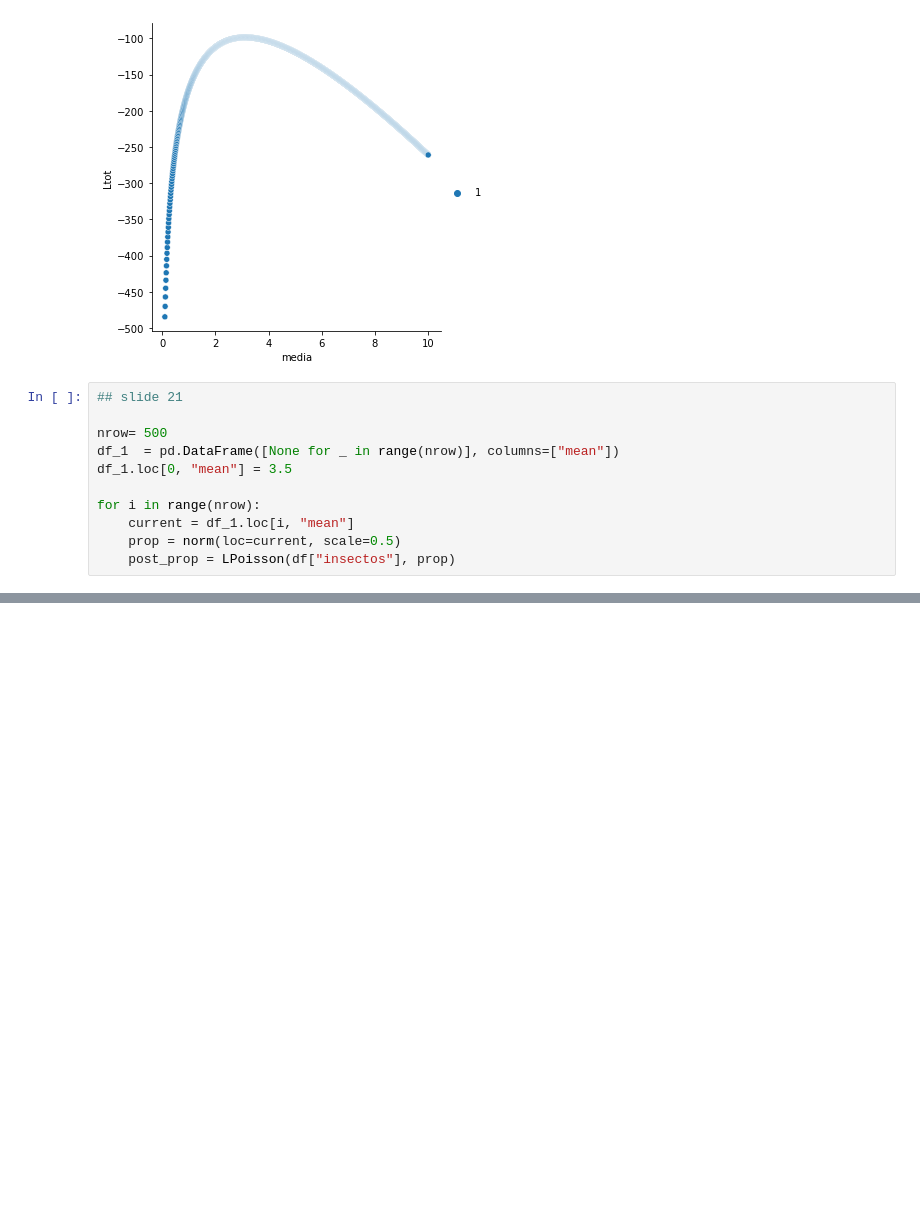
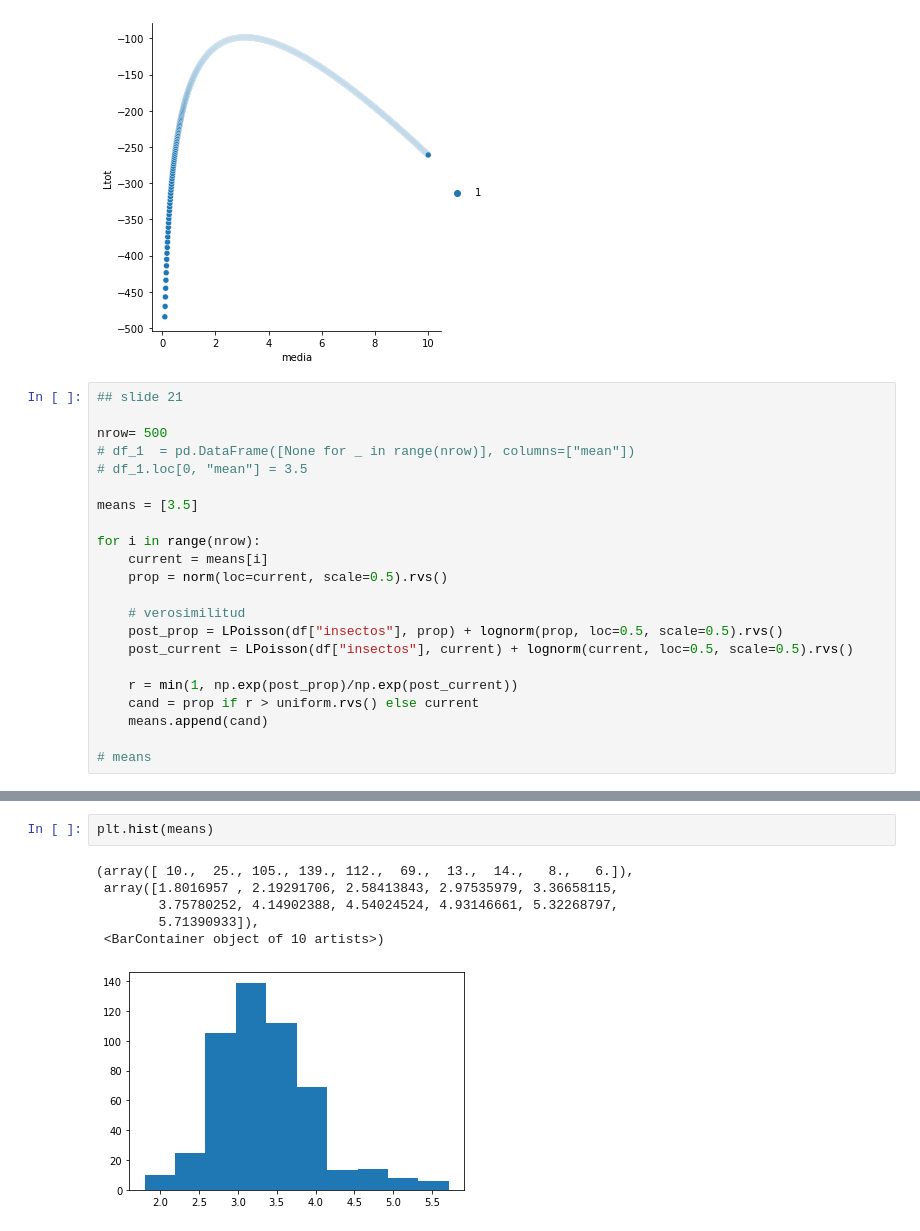
Before and after one commit to matiaslopez/metodos_estadisticos_bayesianos, a Jupyter notebook: material/Practico01/practico_01.ipynb, the cells around one changed output, grey strips where cells are left out. Cells and saved outputs as stored; diff of their text form; blank space fills up the shorter version.

```diff
--- a/material/Practico01/practico_01.ipynb
+++ b/material/Practico01/practico_01.ipynb
@@ -39,10 +42,21 @@ sns.relplot(data=exp, x="media", y="Ltot", hue=1)
 ## slide 21
 
 nrow= 500
-df_1  = pd.DataFrame([None for _ in range(nrow)], columns=["mean"])
-df_1.loc[0, "mean"] = 3.5
+# df_1  = pd.DataFrame([None for _ in range(nrow)], columns=["mean"])
+# df_1.loc[0, "mean"] = 3.5
+
+means = [3.5]
 
 for i in range(nrow):
-    current = df_1.loc[i, "mean"]
-    prop = norm(loc=current, scale=0.5)
-    post_prop = LPoisson(df["insectos"], prop)
+    current = means[i]
+    prop = norm(loc=current, scale=0.5).rvs()
+
+    # verosimilitud
+    post_prop = LPoisson(df["insectos"], prop) + lognorm(prop, loc=0.5, scale=0.5).rvs()
+    post_current = LPoisson(df["insectos"], current) + lognorm(current, loc=0.5, scale=0.5).rvs()
+
+    r = min(1, np.exp(post_prop)/np.exp(post_current))
+    cand = prop if r > uniform.rvs() else current
+    means.append(cand)
+
+# means
@@ -48,0 +81,9 @@ for i in range(nrow):
+# %%
+plt.hist(means)
+# %% [output]
+(array([ 10.,  25., 105., 139., 112.,  69.,  13.,  14.,   8.,   6.]),
+ array([1.8016957 , 2.19291706, 2.58413843, 2.97535979, 3.36658115,
+        3.75780252, 4.14902388, 4.54024524, 4.93146661, 5.32268797,
+        5.71390933]),
+ <BarContainer object of 10 artists>)
+[figure, added]
```
Also changed, not shown: parts of 2 cells of this notebook, 2 other files.
